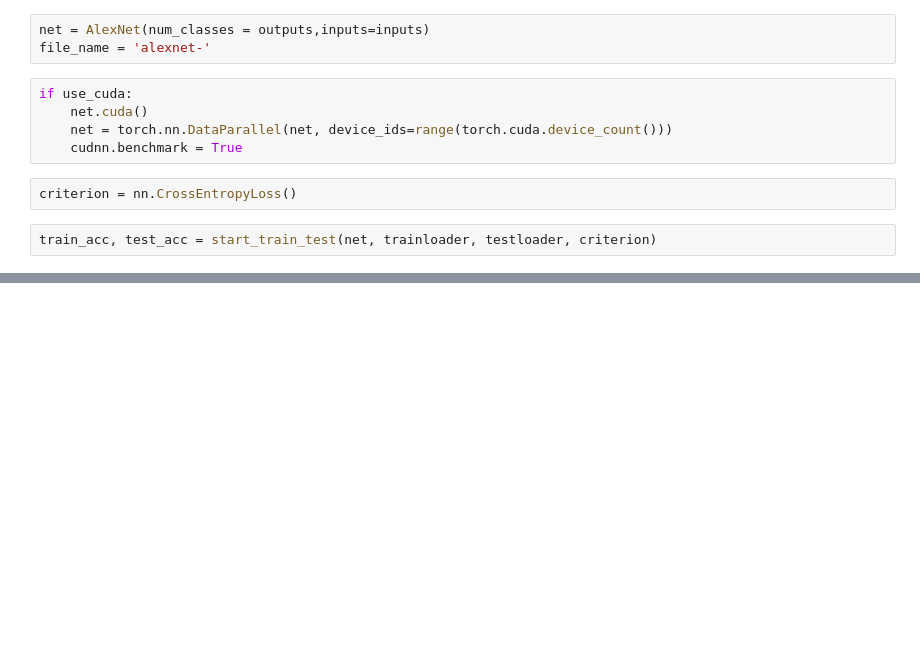
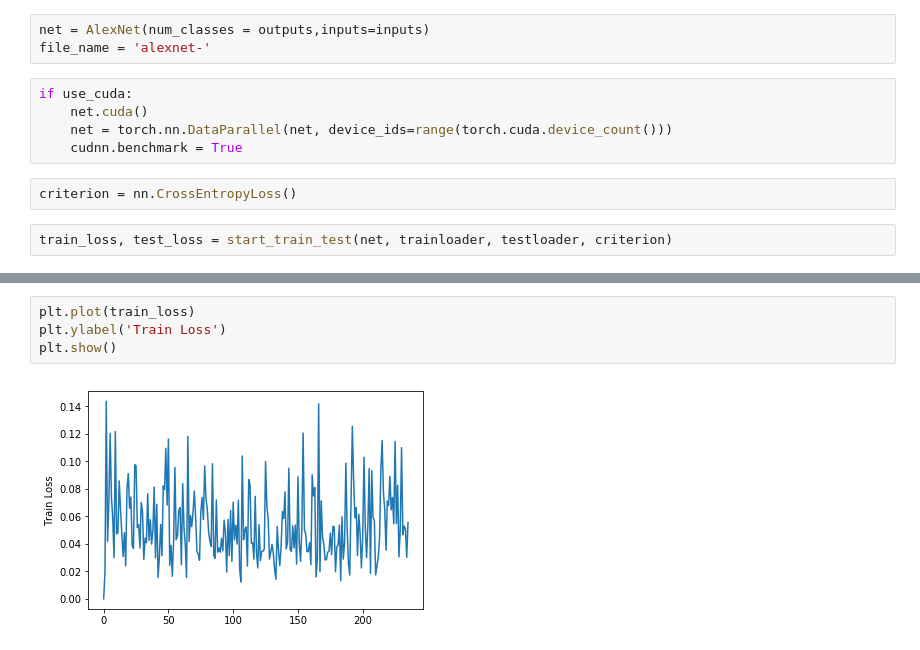
Before and after one commit to kumar-shridhar/Very-Deep-Learning-CNN, a Jupyter notebook: CNN.ipynb, the cells around one changed output, grey strips where cells are left out. Drawn from its saved outputs; the diff is of its cells as text; blank space fills up the shorter version.

```diff
--- a/CNN.ipynb
+++ b/CNN.ipynb
@@ -31,6 +33,6 @@ if use_cuda:
 # %%
 criterion = nn.CrossEntropyLoss()
 # %%
-train_acc, test_acc = start_train_test(net, trainloader, testloader, criterion)
+train_loss, test_loss = start_train_test(net, trainloader, testloader, criterion)
 # %% [output]
 => Training Epoch #1, LR=0.0010
@@ -59,0 +62,6 @@ train_acc, test_acc = start_train_test(net, trainloader, testloader, criterion)
+# %%
+plt.plot(train_loss)
+plt.ylabel('Train Loss')
+plt.show()
+# %% [output]
+[figure, added]
```
Also changed, not shown: parts of 6 cells of this notebook.
